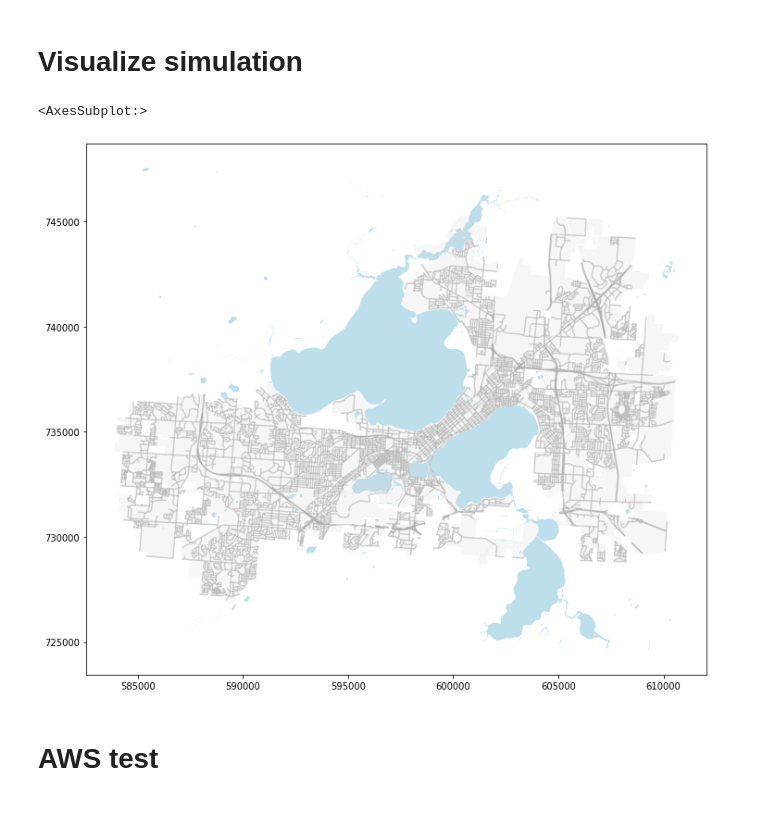
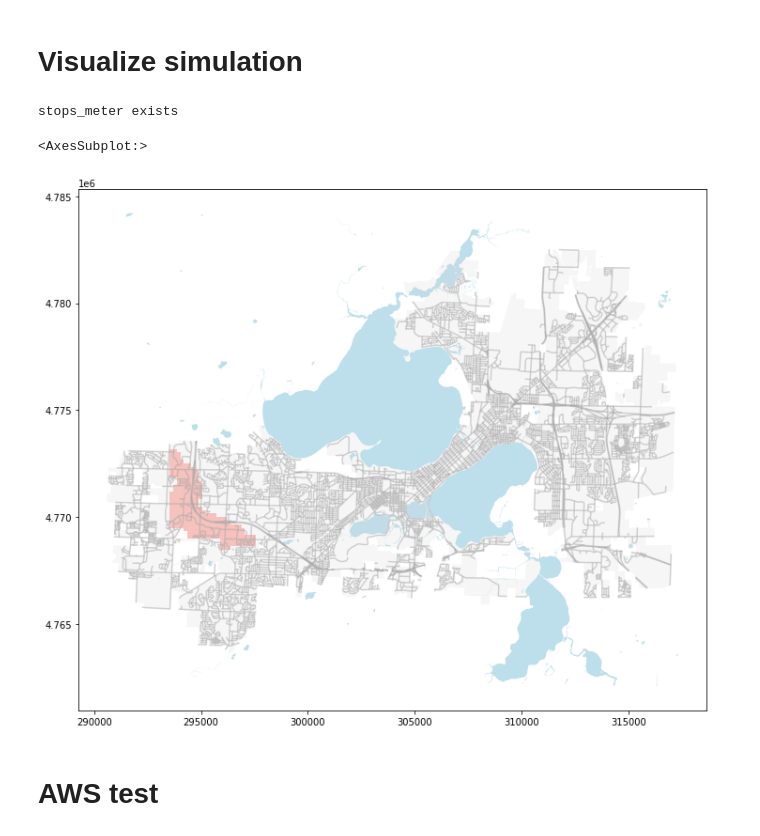
Before and after one commit to wisc-bus/simulator, a Jupyter notebook: notebooks/example.ipynb, the cells around one changed output. Cells and saved outputs as stored; diff of their text form; code cells hidden in the pictures.

Commit message:
fix visualize simulation

```diff
--- a/notebooks/example.ipynb
+++ b/notebooks/example.ipynb
@@ -32,11 +32,11 @@ def get_yelp_api_key():
         cfg = yaml.safe_load(yml)
         return cfg["yelp"]["api_key"]
 
-def plot_background():
+def plot_background(crs):
     background_path = os.path.join('..', 'data', 'plot', 'background')
-    city = gpd.read_file(os.path.join(background_path, "madison-meter-shp"))
-    lakes = gpd.read_file(os.path.join(background_path, "water-meter-shp"))
-    street = gpd.read_file(os.path.join(background_path, "street-meter-shp"))
+    city = gpd.read_file(os.path.join(background_path, "madison-meter-shp")).to_crs(crs)
+    lakes = gpd.read_file(os.path.join(background_path, "water-meter-shp")).to_crs(crs)
+    street = gpd.read_file(os.path.join(background_path, "street-meter-shp")).to_crs(crs)
     # city = gpd.read_file(background_path + "madison-shp")
     # lakes = gpd.read_file(background_path + "water-shp")
     # street = gpd.read_file(background_path + "street-shp")
@@ -250,13 +261,14 @@ result["banks"].sum()
 # Visualize simulation
 # %%
 gtfo = SCanalyzer(os.path.join('..', 'data', 'mmt_gtfs.zip'))
-ax = plot_background()
+ax = plot_background(f"EPSG:{gtfo.epsg}")
 gtfo.set_batch_label(f"80-rm")
-example_gdf = gtfo.load_result_map(map_identifier="search-result-0-600!10")
+example_gdf = gtfo.load_result_map(map_identifier="search-result-0-360!4")
 example_gdf.plot(color="#ffbfba", ax=ax)
 # %% [output]
-<AxesSubplot:>
+stops_meter exists
+<AxesSubplot:>
-[figure, old version]
+[figure, new version]
 # %% [markdown]
 # AWS test
 # %%
```
Also changed, not shown: parts of 4 cells of this notebook, 1 other file.
